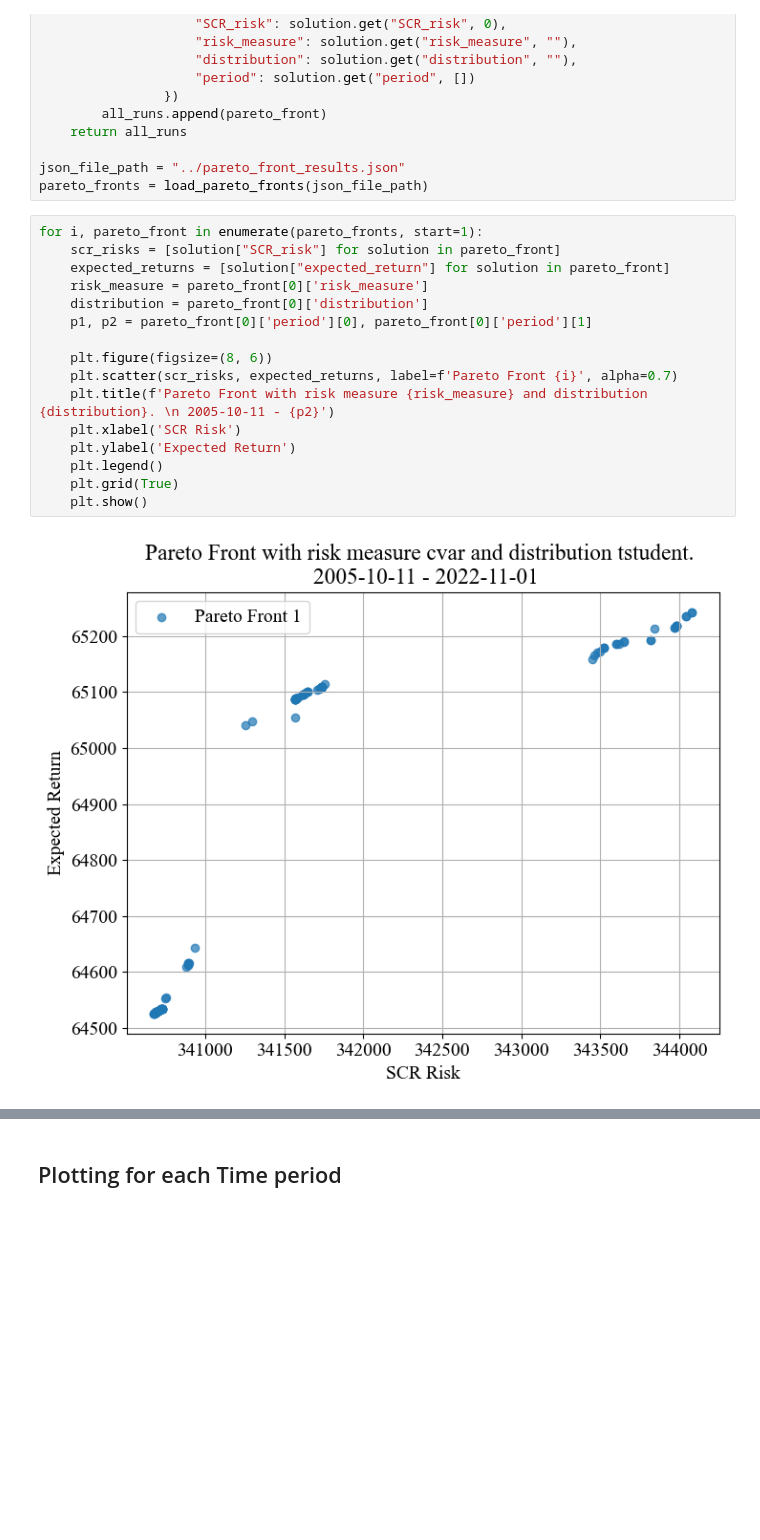
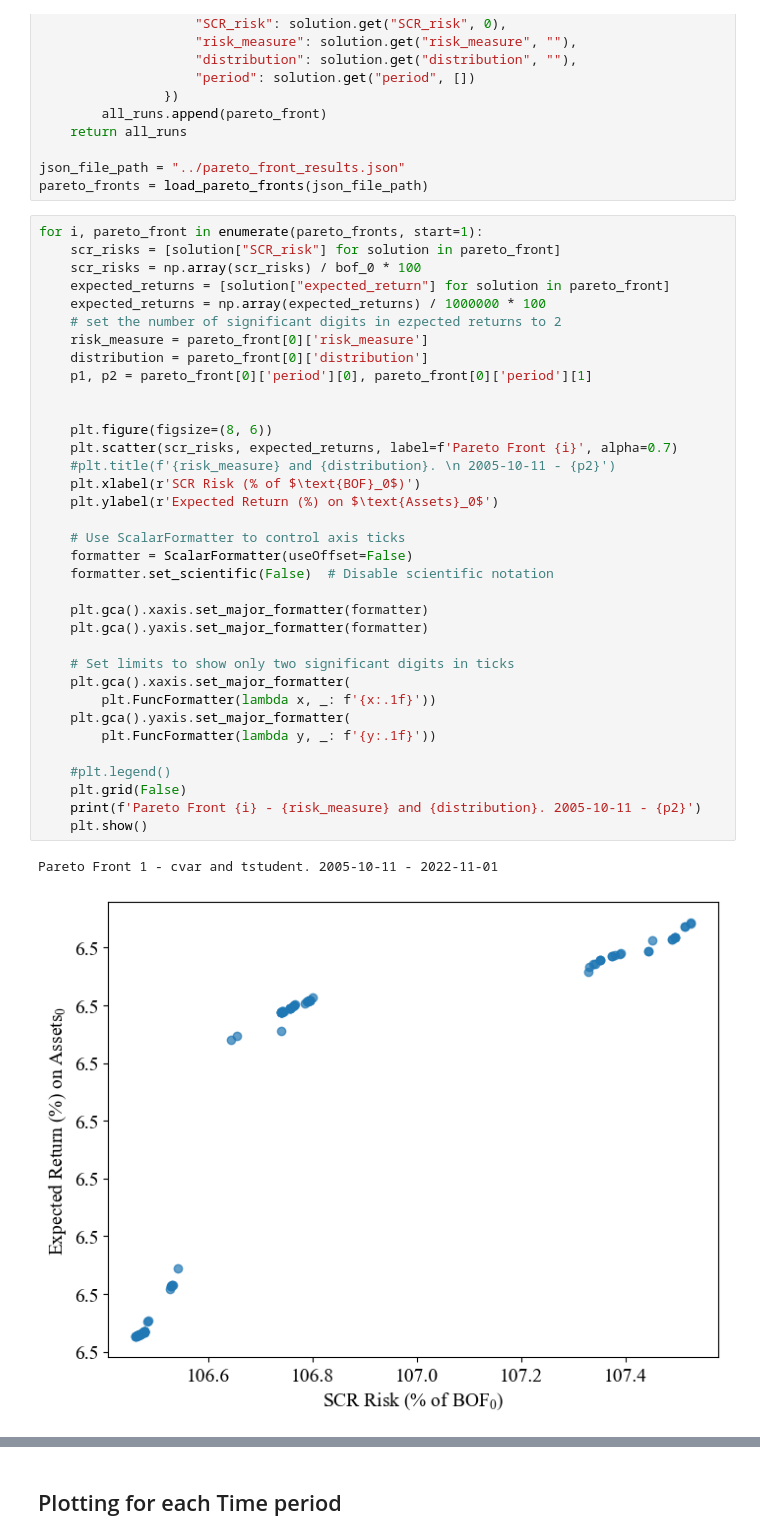
Before and after one commit to nickaskari/portfolio-opt-insurance, a Jupyter notebook: optimization/visualization/pareto_front_plots.ipynb, the cells around one changed output, grey strips where cells are left out. Saved outputs shown, nothing was run; the diff lists cells and outputs as text; blank space fills up the shorter version.

```diff
--- a/optimization/visualization/pareto_front_plots.ipynb
+++ b/optimization/visualization/pareto_front_plots.ipynb
@@ -53,18 +54,38 @@ pareto_fronts = load_pareto_fronts(json_file_path)
 # %%
 for i, pareto_front in enumerate(pareto_fronts, start=1):
     scr_risks = [solution["SCR_risk"] for solution in pareto_front]
+    scr_risks = np.array(scr_risks) / bof_0 * 100
     expected_returns = [solution["expected_return"] for solution in pareto_front]
+    expected_returns = np.array(expected_returns) / 1000000 * 100
+    # set the number of significant digits in ezpected returns to 2
     risk_measure = pareto_front[0]['risk_measure']
     distribution = pareto_front[0]['distribution']
     p1, p2 = pareto_front[0]['period'][0], pareto_front[0]['period'][1]
 
+
     plt.figure(figsize=(8, 6))
     plt.scatter(scr_risks, expected_returns, label=f'Pareto Front {i}', alpha=0.7)
-    plt.title(f'Pareto Front with risk measure {risk_measure} and distribution {distribution}. \n 2005-10-11 - {p2}')
-    plt.xlabel('SCR Risk')
-    plt.ylabel('Expected Return')
-    plt.legend()
-    plt.grid(True)
+    #plt.title(f'{risk_measure} and {distribution}. \n 2005-10-11 - {p2}')
+    plt.xlabel(r'SCR Risk (% of $\text{BOF}_0$)')
+    plt.ylabel(r'Expected Return (%) on $\text{Assets}_0$')
+
+    # Use ScalarFormatter to control axis ticks
+    formatter = ScalarFormatter(useOffset=False)
+    formatter.set_scientific(False)  # Disable scientific notation
+
+    plt.gca().xaxis.set_major_formatter(formatter)
+    plt.gca().yaxis.set_major_formatter(formatter)
+
+    # Set limits to show only two significant digits in ticks
+    plt.gca().xaxis.set_major_formatter(
+        plt.FuncFormatter(lambda x, _: f'{x:.1f}'))
+    plt.gca().yaxis.set_major_formatter(
+        plt.FuncFormatter(lambda y, _: f'{y:.1f}'))
+
+    #plt.legend()
+    plt.grid(False)
+    print(f'Pareto Front {i} - {risk_measure} and {distribution}. 2005-10-11 - {p2}')
     plt.show()
 # %% [output]
+Pareto Front 1 - cvar and tstudent. 2005-10-11 - 2022-11-01
-[figure, old version]
+[figure, new version]
```
Also changed, not shown: parts of 2 cells of this notebook, 1 other file.
